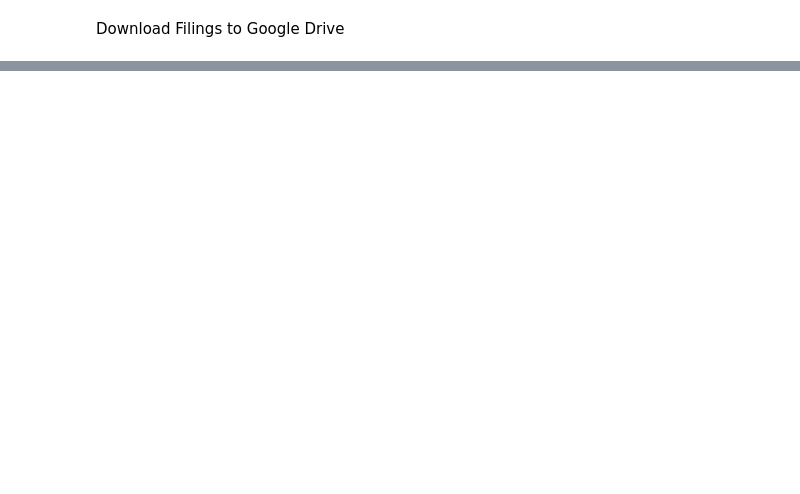
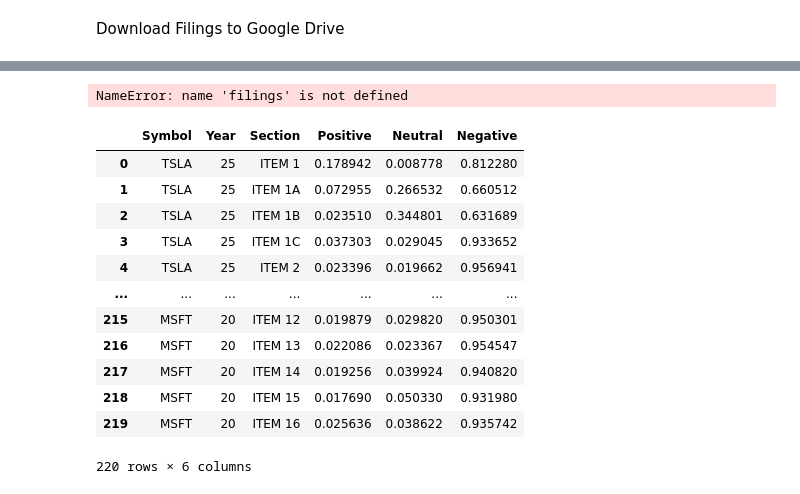
Before and after one commit to inactdev/CS668, a Jupyter notebook: Deep_Value_Funnel.ipynb, the cells around one changed output, grey strips where cells are left out. Saved outputs shown, nothing was run; the diff lists cells and outputs as text; code cells hidden in the pictures; blank space fills up the shorter version.

Commit message:
Updated data collection

```diff
--- a/Deep_Value_Funnel.ipynb
+++ b/Deep_Value_Funnel.ipynb
@@ -39,0 +244,58 @@ for equity_id in equity_ids:
+# %%
+def get_stock_prices(symbol, year, year_end):
+  current_price = get_year_end_price(symbol, year_end)
+
+  year_1_price = get_year_end_price(symbol, year_end, 1)
+  year_1_double = doubled_check(current_price.to_dict()[symbol], year_1_price.to_dict()[symbol])
+
+  year_2_price = get_year_end_price(symbol, year_end, 2)
+  year_2_double = doubled_check(current_price.to_dict()[symbol], year_2_price.to_dict()[symbol])
+
+  year_3_price = get_year_end_price(symbol, year_end, 3)
+  year_3_double = doubled_check(current_price.to_dict()[symbol], year_3_price.to_dict()[symbol])
+
+  return {"Symbol": symbol, "Year": year, "doubled": year_1_double, "doubled_2": year_2_double, "doubled_3": year_3_double }
+# %%
+results = []
+stock_prices = []
+
+for file in filings:
+  print(f"\nProcessing {file}")
+  sections, year_end = extract_sections(file)
+
+  year = file.split("/")[9].split("-")[1]
+  symbol = file.split("/")[7]
+
+  if sections:
+      print(f"Found {len(sections)} sections for {symbol} - {year}")
+      for sec in sections:
+          print(f"\nSection: {sec['title']}")
+          print(f"Content (last 100 chars): {sec['content'][-10:]}...")
+  else:
+      print("Failed to extract sections.")
+
+
+  analysis = sentiment_analysis(symbol, year, sections)
+  results += analysis
+  stock_price = get_stock_prices(symbol, year, year_end)
+  stock_prices.append(stock_price)
+# %% [output]
+NameError: name 'filings' is not defined
+# %%
+df = pandas.DataFrame(results)
+df.to_csv('sentiment_analysis.csv', index=False)
+display(df)
+# %% [output]
+|  | Symbol | Year | Section | Positive | Neutral | Negative |
+| 0 | TSLA | 25 | ITEM 1 | 0.178942 | 0.008778 | 0.812280 |
+| 1 | TSLA | 25 | ITEM 1A | 0.072955 | 0.266532 | 0.660512 |
+| 2 | TSLA | 25 | ITEM 1B | 0.023510 | 0.344801 | 0.631689 |
+| 3 | TSLA | 25 | ITEM 1C | 0.037303 | 0.029045 | 0.933652 |
+| 4 | TSLA | 25 | ITEM 2 | 0.023396 | 0.019662 | 0.956941 |
+| ... | ... | ... | ... | ... | ... | ... |
+| 215 | MSFT | 20 | ITEM 12 | 0.019879 | 0.029820 | 0.950301 |
+| 216 | MSFT | 20 | ITEM 13 | 0.022086 | 0.023367 | 0.954547 |
+| 217 | MSFT | 20 | ITEM 14 | 0.019256 | 0.039924 | 0.940820 |
+| 218 | MSFT | 20 | ITEM 15 | 0.017690 | 0.050330 | 0.931980 |
+| 219 | MSFT | 20 | ITEM 16 | 0.025636 | 0.038622 | 0.935742 |
+220 rows × 6 columns
```
Also changed, not shown: parts of 13 cells of this notebook.
